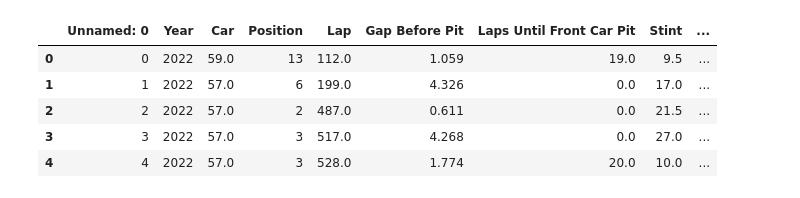
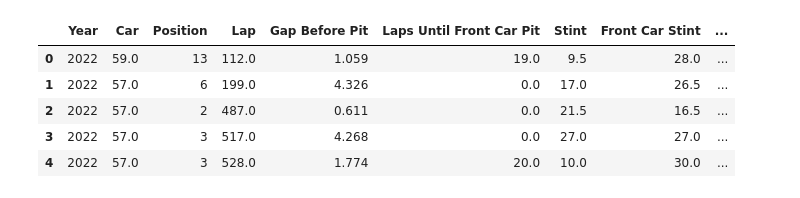
Before and after one commit to tennyfr/Undercut-Analysis-IMSA, a Jupyter notebook: charting.ipynb, the cells around one changed output. Saved outputs shown, nothing was run; the diff lists cells and outputs as text; code cells hidden in the pictures.

```diff
--- a/charting.ipynb
+++ b/charting.ipynb
@@ -1,21 +1,21 @@
 # %%
 import pandas as pd
 import numpy as np
 import matplotlib.pyplot as plt
 import matplotlib.cm as cm
 from mpl_toolkits.mplot3d import Axes3D
 
-file_path = r'C:\Users\lucas\Downloads\FYM\Compiled.csv'
+file_path = r'C:\Users\lucas\Downloads\FYM\Compiled Daytona.csv'
 data = pd.read_csv(file_path)
 
 data.head()
 # %% [output]
-|  | Unnamed: 0 | Year | Car | Position | Lap | Gap Before Pit | Laps Until Front Car Pit | Stint | ... |
-| 0 | 0 | 2022 | 59.0 | 13 | 112.0 | 1.059 | 19.0 | 9.5 | ... |
-| 1 | 1 | 2022 | 57.0 | 6 | 199.0 | 4.326 | 0.0 | 17.0 | ... |
-| 2 | 2 | 2022 | 57.0 | 2 | 487.0 | 0.611 | 0.0 | 21.5 | ... |
-| 3 | 3 | 2022 | 57.0 | 3 | 517.0 | 4.268 | 0.0 | 27.0 | ... |
-| 4 | 4 | 2022 | 57.0 | 3 | 528.0 | 1.774 | 20.0 | 10.0 | ... |
+|  | Year | Car | Position | Lap | Gap Before Pit | Laps Until Front Car Pit | Stint | Front Car Stint | ... |
+| 0 | 2022 | 59.0 | 13 | 112.0 | 1.059 | 19.0 | 9.5 | 28.0 | ... |
+| 1 | 2022 | 57.0 | 6 | 199.0 | 4.326 | 0.0 | 17.0 | 26.5 | ... |
+| 2 | 2022 | 57.0 | 2 | 487.0 | 0.611 | 0.0 | 21.5 | 16.5 | ... |
+| 3 | 2022 | 57.0 | 3 | 517.0 | 4.268 | 0.0 | 27.0 | 27.0 | ... |
+| 4 | 2022 | 57.0 | 3 | 528.0 | 1.774 | 20.0 | 10.0 | 30.0 | ... |
 # %%
 data['Stint Difference'] = data.apply(lambda row: row['Stint'] - row['Front Car Stint'], axis=1)
 data.head()
```
Also changed, not shown: parts of 7 cells of this notebook.
